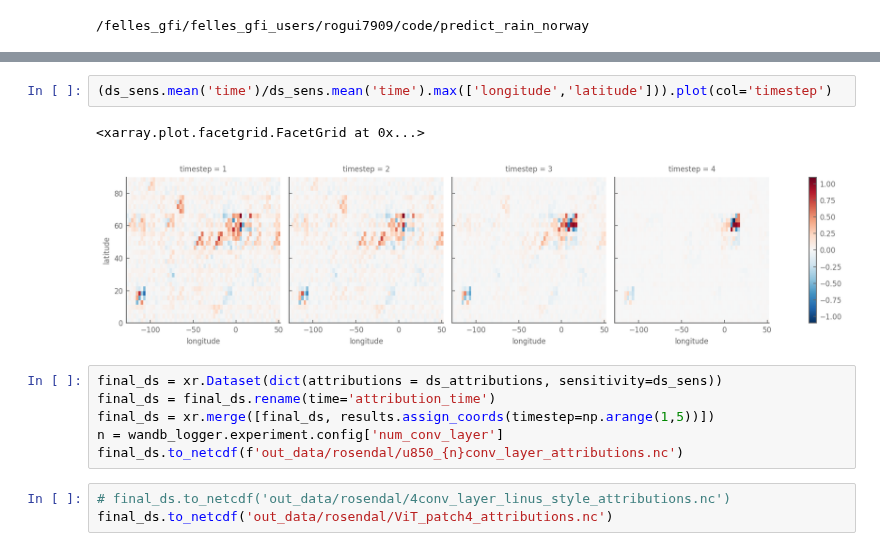
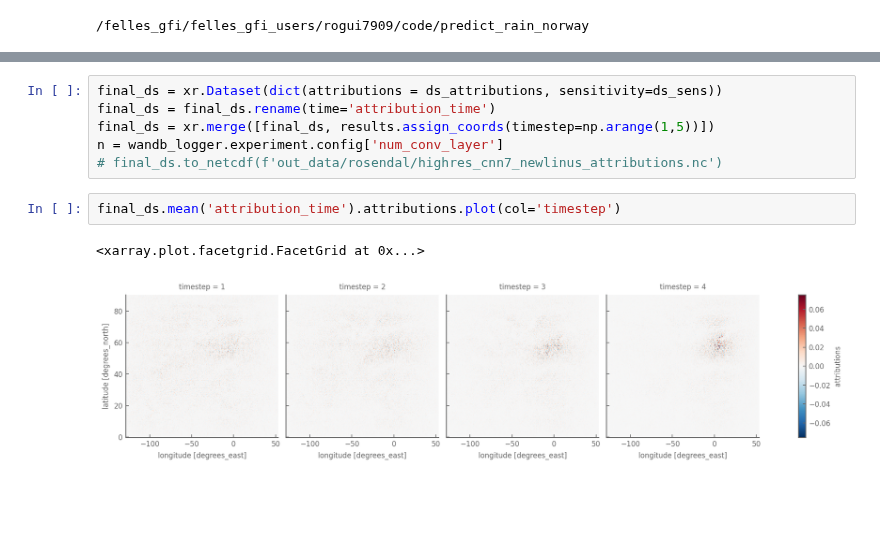
Before and after one commit to rguilcas/predict_rain_norway, a Jupyter notebook: notebooks/find_best_models.ipynb, the cells around one changed output, grey strips where cells are left out. Cells and saved outputs as stored; diff of their text form; blank space fills up the shorter version.

```diff
--- a/notebooks/find_best_models.ipynb
+++ b/notebooks/find_best_models.ipynb
@@ -674,14 +351,11 @@ clean_map(plot, boundaries = (-125, 50, 0, 90))
-# %%
-(ds_sens.mean('time')/ds_sens.mean('time').max(['longitude','latitude'])).plot(col='timestep')
-# %% [output]
-<xarray.plot.facetgrid.FacetGrid at 0x...>
-[figure, removed]
 # %%
 final_ds = xr.Dataset(dict(attributions = ds_attributions, sensitivity=ds_sens))
 final_ds = final_ds.rename(time='attribution_time')
 final_ds = xr.merge([final_ds, results.assign_coords(timestep=np.arange(1,5))])
 n = wandb_logger.experiment.config['num_conv_layer']
-final_ds.to_netcdf(f'out_data/rosendal/u850_{n}conv_layer_attributions.nc')
+# final_ds.to_netcdf(f'out_data/rosendal/highres_cnn7_newlinus_attributions.nc')
-# %%
-# final_ds.to_netcdf('out_data/rosendal/4conv_layer_linus_style_attributions.nc')
-final_ds.to_netcdf('out_data/rosendal/ViT_patch4_attributions.nc')
+# %%
+final_ds.mean('attribution_time').attributions.plot(col='timestep')
+# %% [output]
+<xarray.plot.facetgrid.FacetGrid at 0x...>
+[figure, added]
```
Also changed, not shown: parts of 23 cells of this notebook, 4 other files.
